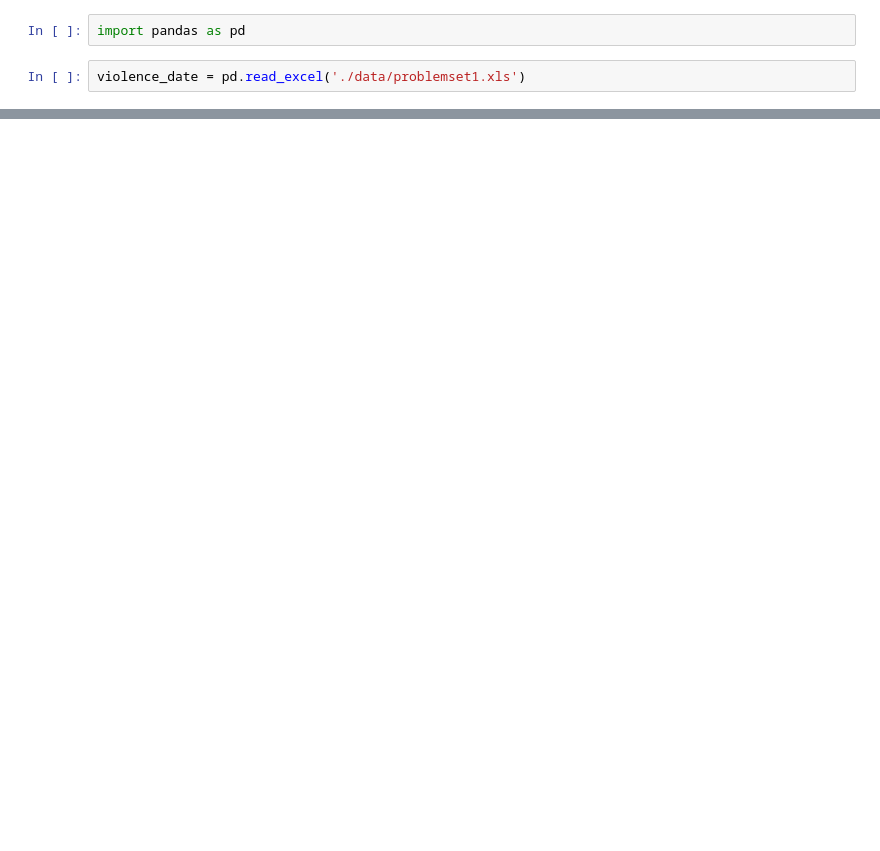
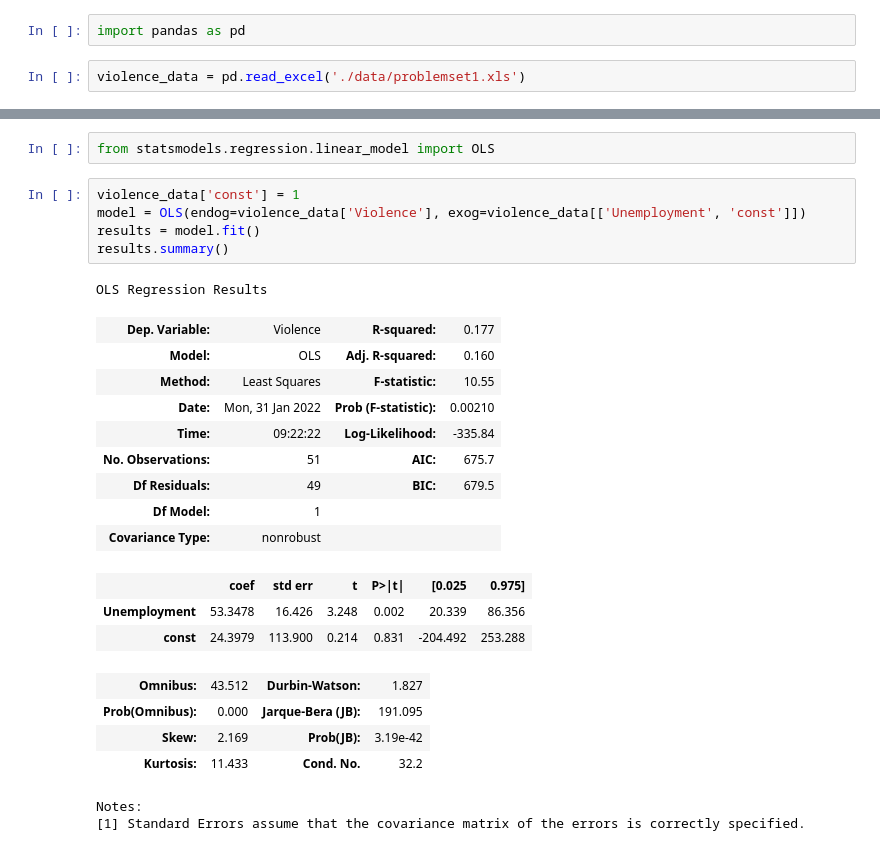
Before and after one commit to simonwardjones/statistics, a Jupyter notebook: econometrics-course-problem-sets.ipynb, the cells around one changed output, grey strips where cells are left out. Saved outputs shown, nothing was run; the diff lists cells and outputs as text; blank space fills up the shorter version.

```diff
--- a/econometrics-course-problem-sets.ipynb
+++ b/econometrics-course-problem-sets.ipynb
@@ -7,5 +9,5 @@ Note for problem set 4 use https://github.com/spring-haru/wooldridge/blob/master
 # %%
 import pandas as pd
 # %%
-violence_date = pd.read_excel('./data/problemset1.xls')
+violence_data = pd.read_excel('./data/problemset1.xls')
 # %%
@@ -19,0 +60,27 @@ violence_date.head()
+# %%
+from statsmodels.regression.linear_model import OLS
+# %%
+violence_data['const'] = 1
+model = OLS(endog=violence_data['Violence'], exog=violence_data[['Unemployment', 'const']])
+results = model.fit()
+results.summary()
+# %% [output]
+OLS Regression Results
+| Dep. Variable: | Violence | R-squared: | 0.177 |
+| Model: | OLS | Adj. R-squared: | 0.160 |
+| Method: | Least Squares | F-statistic: | 10.55 |
+| Date: | Mon, 31 Jan 2022 | Prob (F-statistic): | 0.00210 |
+| Time: | 09:22:22 | Log-Likelihood: | -335.84 |
+| No. Observations: | 51 | AIC: | 675.7 |
+| Df Residuals: | 49 | BIC: | 679.5 |
+| Df Model: | 1 |  |  |
+| Covariance Type: | nonrobust |  |  |
+|  | coef | std err | t | P>|t| | [0.025 | 0.975] |
+| Unemployment | 53.3478 | 16.426 | 3.248 | 0.002 | 20.339 | 86.356 |
+| const | 24.3979 | 113.900 | 0.214 | 0.831 | -204.492 | 253.288 |
+| Omnibus: | 43.512 | Durbin-Watson: | 1.827 |
+| Prob(Omnibus): | 0.000 | Jarque-Bera (JB): | 191.095 |
+| Skew: | 2.169 | Prob(JB): | 3.19e-42 |
+| Kurtosis: | 11.433 | Cond. No. | 32.2 |
+Notes:
+[1] Standard Errors assume that the covariance matrix of the errors is correctly specified.
```
Also changed, not shown: parts of 10 cells of this notebook, 1 other file.
